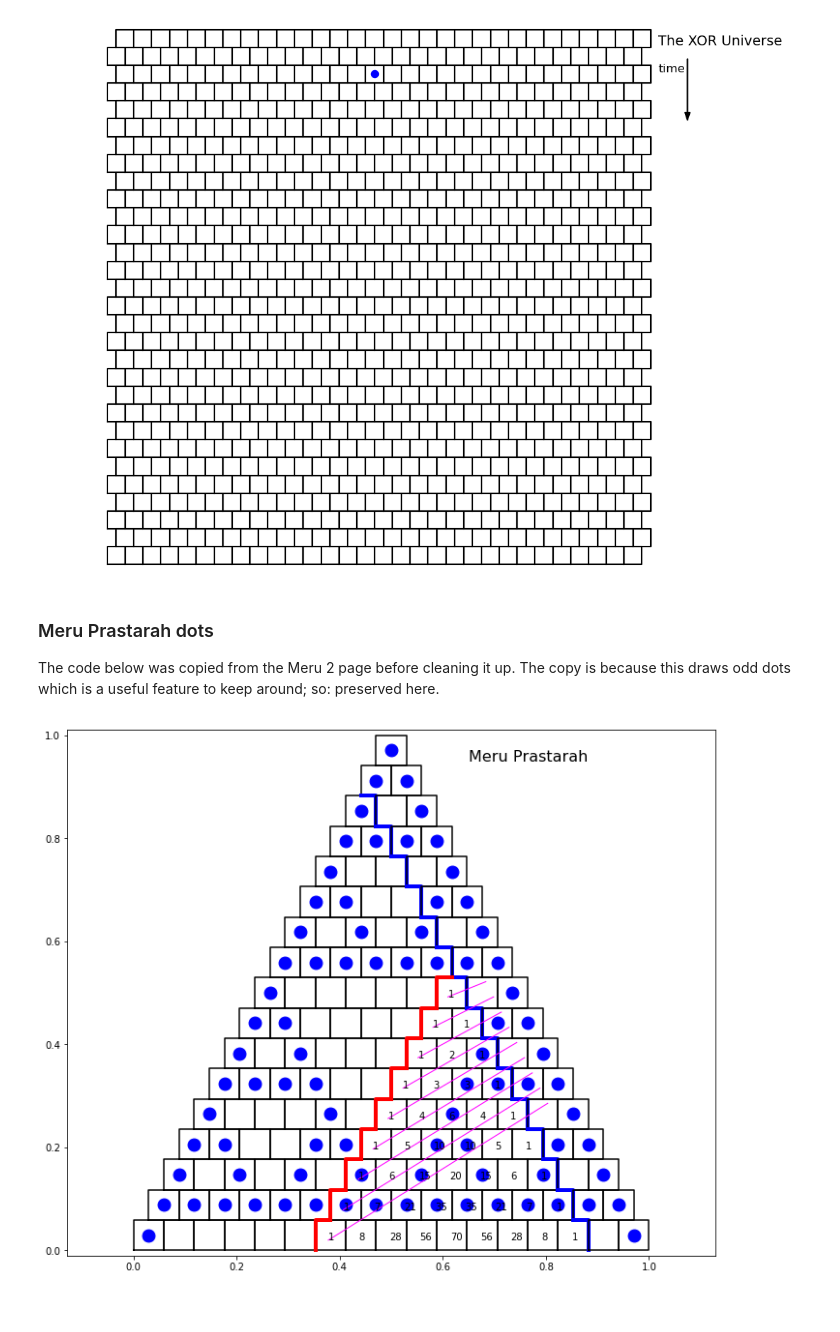
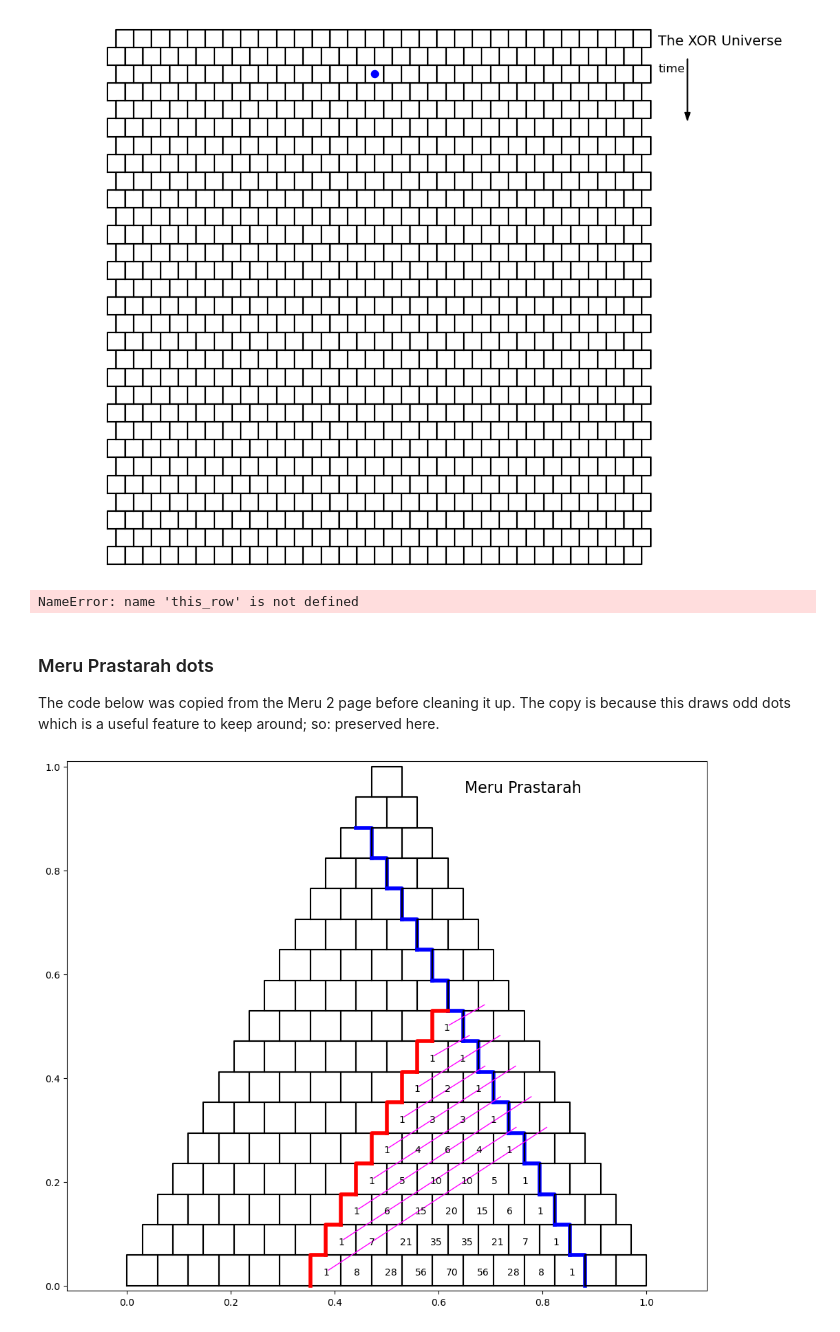
Before and after one commit to robfatland/othermathclub, a Jupyter notebook: templates/graphical_templates.ipynb, the cells around one changed output. Saved outputs shown, nothing was run; the diff lists cells and outputs as text; code cells hidden in the pictures.

```diff
--- a/templates/graphical_templates.ipynb
+++ b/templates/graphical_templates.ipynb
@@ -208,33 +208,29 @@ plt.show()
 # %% [output]
 [figure]
 # %%
+do_draw_odd_dots = True
 
-    # Accumulate a list of odd cells...
-    #   Let's take care of the even/odd values in eorowThis[]
-    if do_draw_odd_dots:
-        eorowThis = [1]    # First element is always "odd"
-        if this_row == 2:        # This clause of the if could be combined with the next
-            eorowThis.append(1)
-        elif this_row > 2:
-            # In the following loop we are traversing the row...
-            #   suppose this_row == 3 (1 2 1) then n will go 0
-            #   suppose this_row == 4 (1 3 3 1) then n will go 0 1
-            for n in range(this_row-2):
-                if eorowPrev[n] != eorowPrev[n+1]:
-                    eorowThis.append(1)
-                else:
-                    eorowThis.append(0)
-            eorowThis.append(1)
-        for n in range(this_row):
-            if eorowThis[n] == 1:
-                xc.append(0.5 - float(this_row)*0.5*dx + float(n)*dx + halfdx)
-                yc.append(1.0 - dy*float(this_row) + halfdy)
-        eorowPrev = list(eorowThis)
-
-
-
-
-
+# Accumulate a list of odd cells...
+#   Let's take care of the even/odd values in eorowThis[]
+if do_draw_odd_dots:
+    eorowThis = [1]    # First element is always "odd"
+    if this_row == 2:        # This clause of the if could be combined with the next
+        eorowThis.append(1)
+    elif this_row > 2:
+        # In the following loop we are traversing the row...
+        #   suppose this_row == 3 (1 2 1) then n will go 0
+        #   suppose this_row == 4 (1 3 3 1) then n will go 0 1
+        for n in range(this_row-2):
+            if eorowPrev[n] != eorowPrev[n+1]:
+                eorowThis.append(1)
+            else:
+                eorowThis.append(0)
+        eorowThis.append(1)
+    for n in range(this_row):
+        if eorowThis[n] == 1:
+            xc.append(0.5 - float(this_row)*0.5*dx + float(n)*dx + halfdx)
+            yc.append(1.0 - dy*float(this_row) + halfdy)
+    eorowPrev = list(eorowThis)
 
 xmp0   = 0.61
 ymp0   = 0.492
@@ -246,6 +242,8 @@ ympDy  = 0.059
 # return coordinates based on a = cell (x) and b = row (y)
 def xmp(a,b): return xmp0 - float(b)*xmpDx0 + float(a)*xmpDx1
 def ymp(a,b): return ymp0 - float(b)*ympDy
+# %% [output]
+NameError: name 'this_row' is not defined
 # %% [markdown]
 ### Meru Prastarah dots
 
@@ -254,7 +252,7 @@ which is a useful feature to keep around; so: preserved here.
 # %%
 pascal_size = 17
 
-do_draw_odd_dots = True
+do_draw_odd_dots = False
 do_draw_boxes = True
 do_labels = False
 do_apex_1 = True
@@ -352,38 +350,38 @@ if do_interior_of_mp:
     for j in range(2, 9):
         for i in range(1,j):
             plt.text(xmp(i,j), ymp(i,j), int(comb(j,i)))
 
 if do_meru_prastarah:
     plt.text(0.65, 0.95, "Meru Prastarah", fontsize='16')
 
 # Mapping start point of the Fibo lines to their sum cell
 # 0 0 > -1 1
 # 1 0 > 0 1
 # 2 0 > 0 2
 # 3 0 > 1 2
 # 4 0 > 1 3
 # 5 0 > 2 3
 # 6 0 > 2 4
 # 7 0 > 3 4
 # 8 0 > 3 5
 if do_magenta_strikes:
     for j in range(9):
-        x0 = xmp(0,j)
-        y0 = ymp(0,j)
-        jMap = (j+1)/2-1
-        iMap = j/2+1
-        x1 = xmp(iMap, jMap)
-        y1 = ymp(iMap, jMap)
+        x0 = xmp(0,j) + .01
+        y0 = ymp(0,j) + .01
+        jMap = (j+1)//2-1
+        iMap = j//2+1
+        x1 = xmp(iMap, jMap) - .01
+        y1 = ymp(iMap, jMap) - .01
         # print 0, j, x0, y0, iMap, jMap, x1, y1
         ax.plot([x0, x1], [y0, y1], color='magenta', linewidth=1)
 
 
 if do_draw_odd_dots:
     pssquared = float(pascal_size*pascal_size)
     dotsize = (80.*80.*30.)/pssquared
     ax.scatter(xc, yc, s=dotsize, marker='.', color='b')
 
 plt.show()
 # %% [output]
-[figure, old version]
+[figure, new version]
 # %%
```
Also changed, not shown: parts of 2 cells of this notebook, 18 other files.
